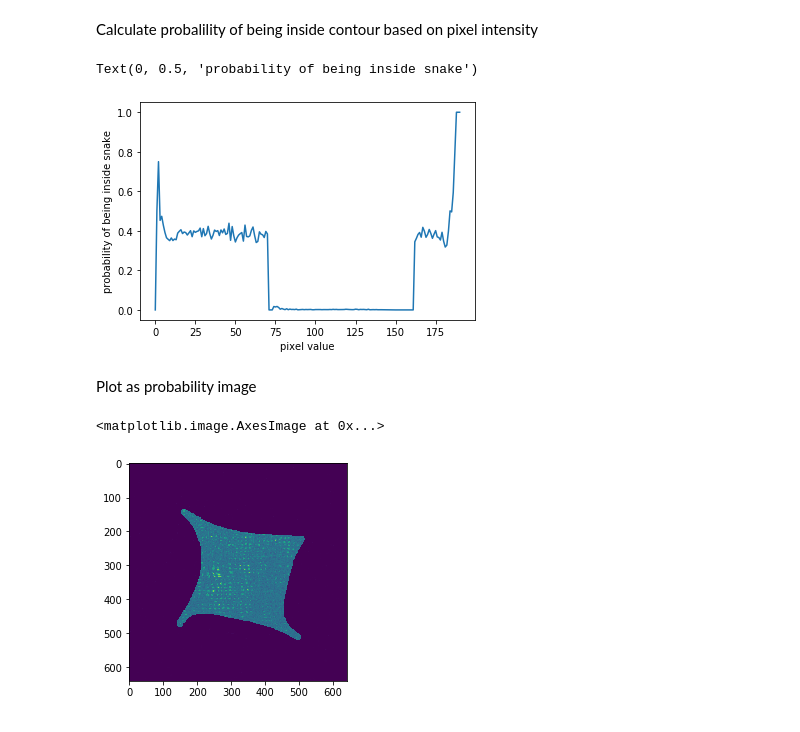
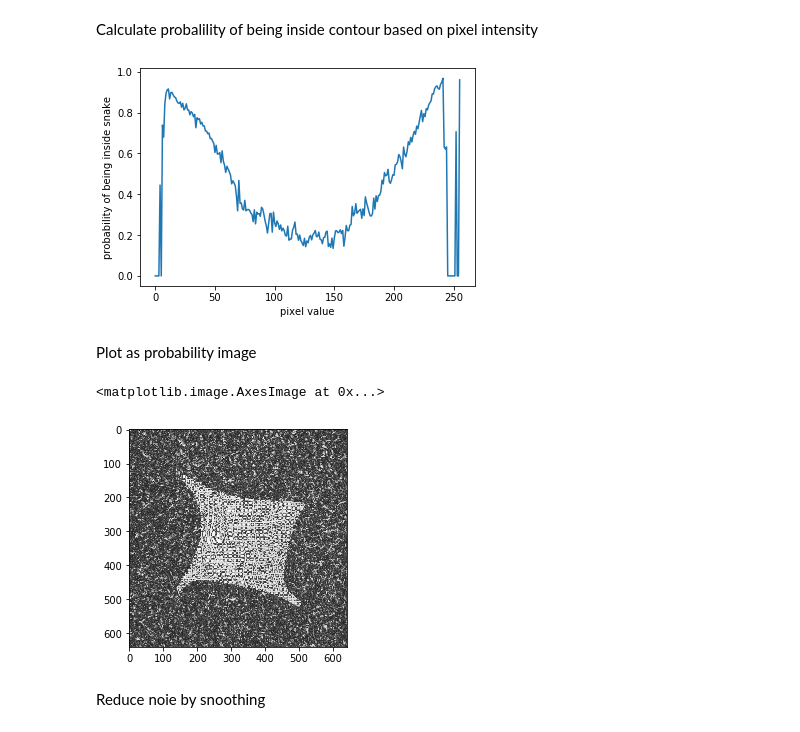
Before and after one commit to Charlottetheis/AIA, a Jupyter notebook: Jacob.ipynb, the cells around one changed output. Drawn from its saved outputs; the diff is of its cells as text; code cells hidden in the pictures.

Commit message:
Created deformable model using pixel intensity probability

```diff
--- a/Jacob.ipynb
+++ b/Jacob.ipynb
@@ -23,5 +29,5 @@ def plot_snake(snake,col='blue'):
 # %%
-snake = init_circle_curve(20,(300,300),100)
+snake = init_circle_curve(30,(300,300),100)
 plt.imshow(img, cmap='gray')
 plot_snake(snake)
 # %% [output]
@@ -30,7 +36,7 @@ plot_snake(snake)
 Find mask that describes the inner part of the snake:
 # %%
 def curve_normals(snake):
-    a = np.zeros(snake.shape)
+    a = np.zeros_like(snake)
     s_prev = np.roll(snake,  1, axis=0) # prev
     s_next = np.roll(snake, -1, axis=0) # next
     a[:,0] =   s_next[:,1] - s_prev[:,1]
@@ -102,0 +111,5 @@ plt.show()
+# %%
+total_inside = mask.sum()
+total_outside = img.size - total_inside
+pixel_prc_in = count_inside/total_inside
+pixel_prc_out = count_outside/total_outside
@@ -107,10 +127,11 @@ pixel_probs = count_inside/count_total
 # %%
+pixel_probs = pixel_prc_in / (pixel_prc_in+pixel_prc_out)
 plt.plot(pixel_probs)
 plt.xlabel('pixel value')
 plt.ylabel('probability of being inside snake')
+plt.show()
 # %% [output]
-Text(0, 0.5, 'probability of being inside snake')
-[figure, old version]
+[figure, new version]
 # %% [markdown]
 Plot as probability image
 # %%
@@ -118,7 +139,9 @@ prob_img = np.zeros_like(img)
 for i,x in enumerate(all_unique):
     prob_img[img==x] = pixel_probs[i]
 # %%
-plt.imshow(prob_img)
+plt.imshow(prob_img, cmap='gray')
 # %% [output]
 <matplotlib.image.AxesImage at 0x...>
-[figure, old version]
+[figure, new version]
+# %% [markdown]
+Reduce noie by snoothing
```
Also changed, not shown: parts of 16 cells of this notebook.
